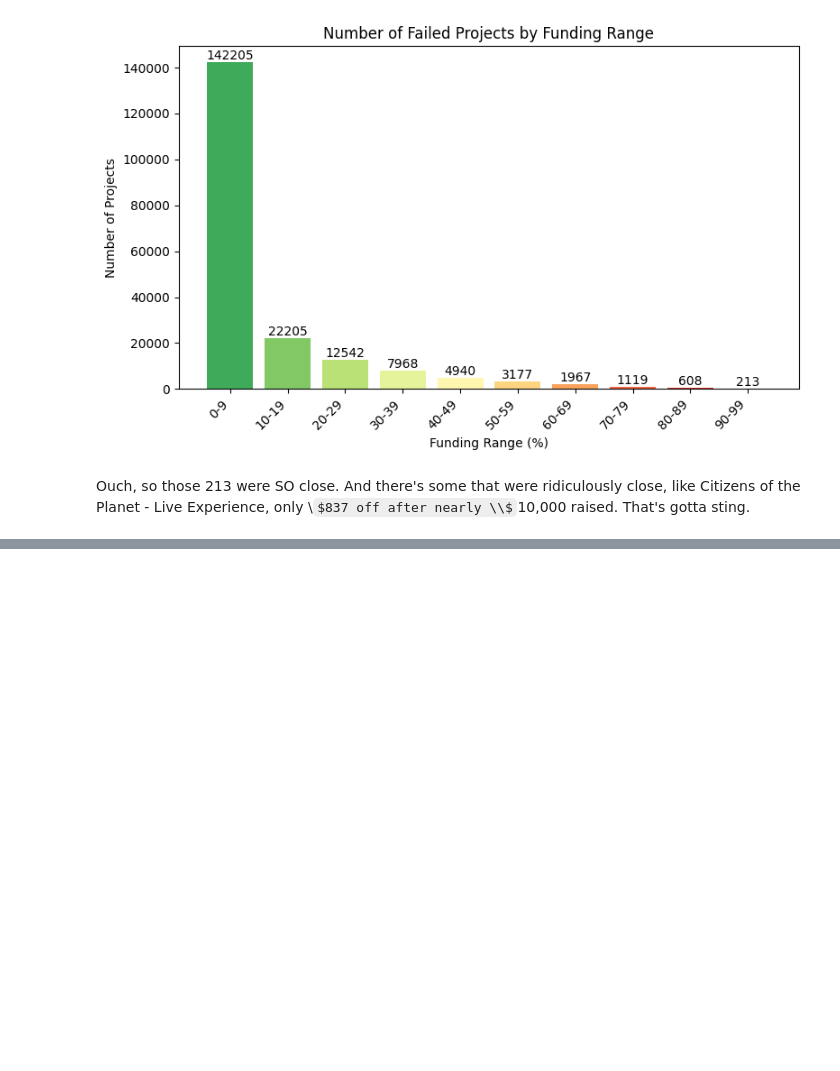
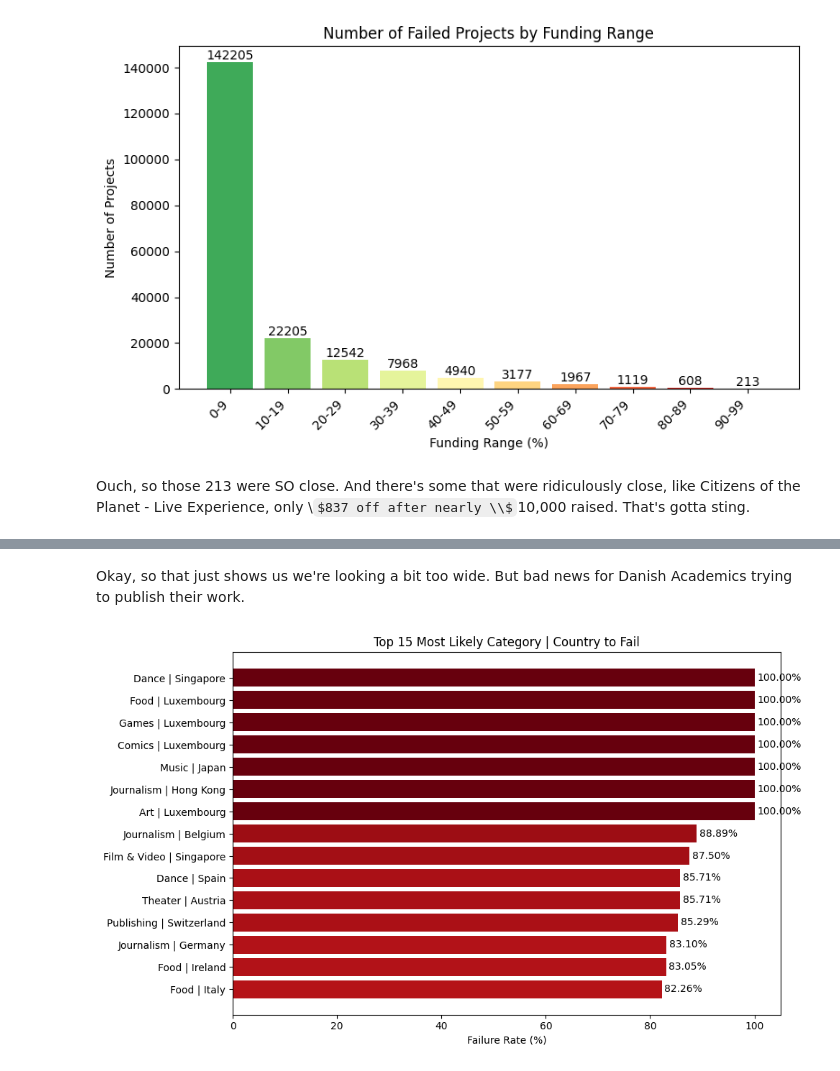
Before and after one commit to joezed/de-kickstarter-projects, a Jupyter notebook: analysis.ipynb, the cells around one changed output, grey strips where cells are left out. Cells and saved outputs as stored; diff of their text form; code cells hidden in the pictures; some formulas as TeX source; blank space fills up the shorter version.

```diff
--- a/analysis.ipynb
+++ b/analysis.ipynb
@@ -184,0 +216,29 @@ display(q2_filtered_df.loc[q2_filtered_df['ID'] == 865653284])
+# %% [markdown]
+Okay, so that just shows us we're looking a bit too wide. But bad news for Danish Academics trying to publish their work.
+# %%
+# Create a combined key for category and country only
+df['cat_country'] = df['Category'] + ' | ' + df['Country']
+
+# Calculate failure rate for each combination as a percentage
+fail_counts = df[df['State'] == 'Failed'].groupby('cat_country').size()
+total_counts = df.groupby('cat_country').size()
+failure_rate = ((fail_counts / total_counts) * 100).fillna(0).sort_values(ascending=False)
+
+# Prepare DataFrame for visualization
+failure_rate_df = failure_rate.reset_index()
+failure_rate_df.columns = ['cat_country', 'failure_rate']
+
+# Show top 15 most likely to fail
+top_failures = failure_rate_df.head(15)
+
+plt.figure(figsize=(10, 6))
+bars = plt.barh(top_failures['cat_country'], top_failures['failure_rate'], color=cm.Reds(top_failures['failure_rate']/100))
+plt.xlabel('Failure Rate (%)')
+plt.title('Top 15 Most Likely Category | Country to Fail')
+plt.gca().invert_yaxis()
+for i, v in enumerate(top_failures['failure_rate']):
+    plt.text(v + 0.5, i, f"{v:.2f}%", va='center')
+plt.tight_layout()
+plt.show()
+# %% [output]
+[figure, added]
```
Also changed, not shown: parts of 8 cells of this notebook.
